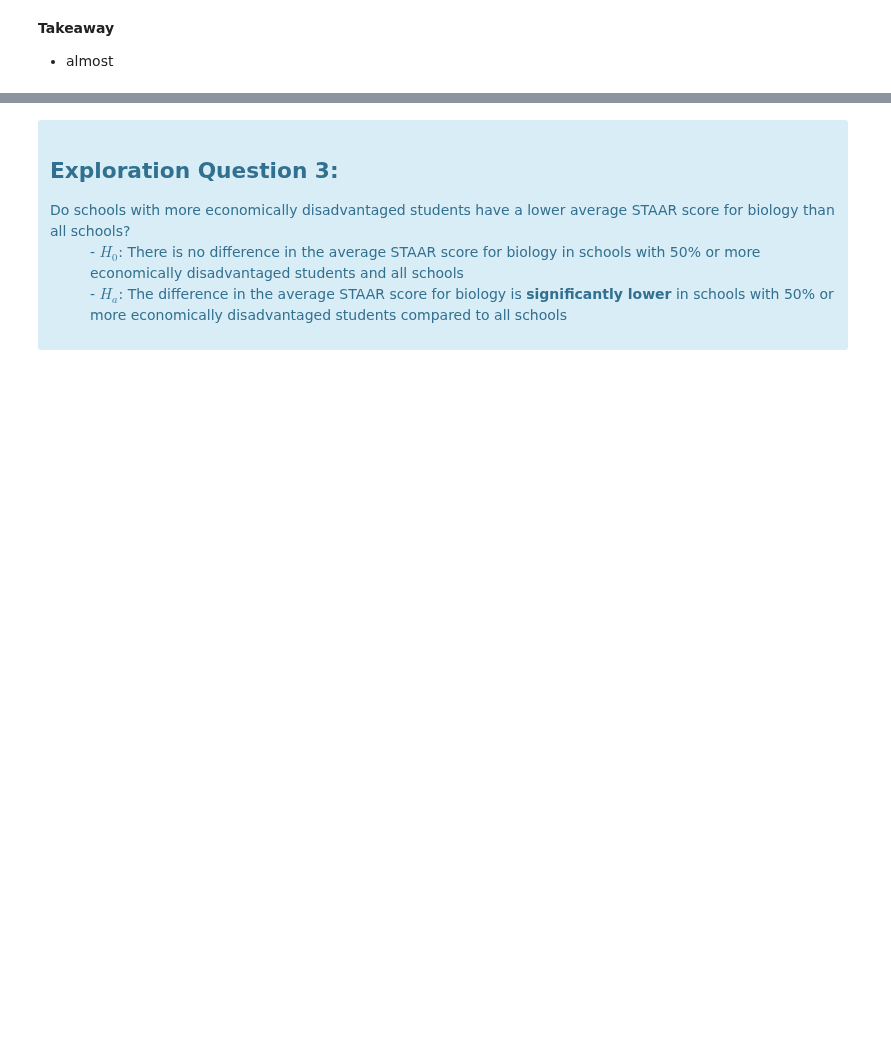
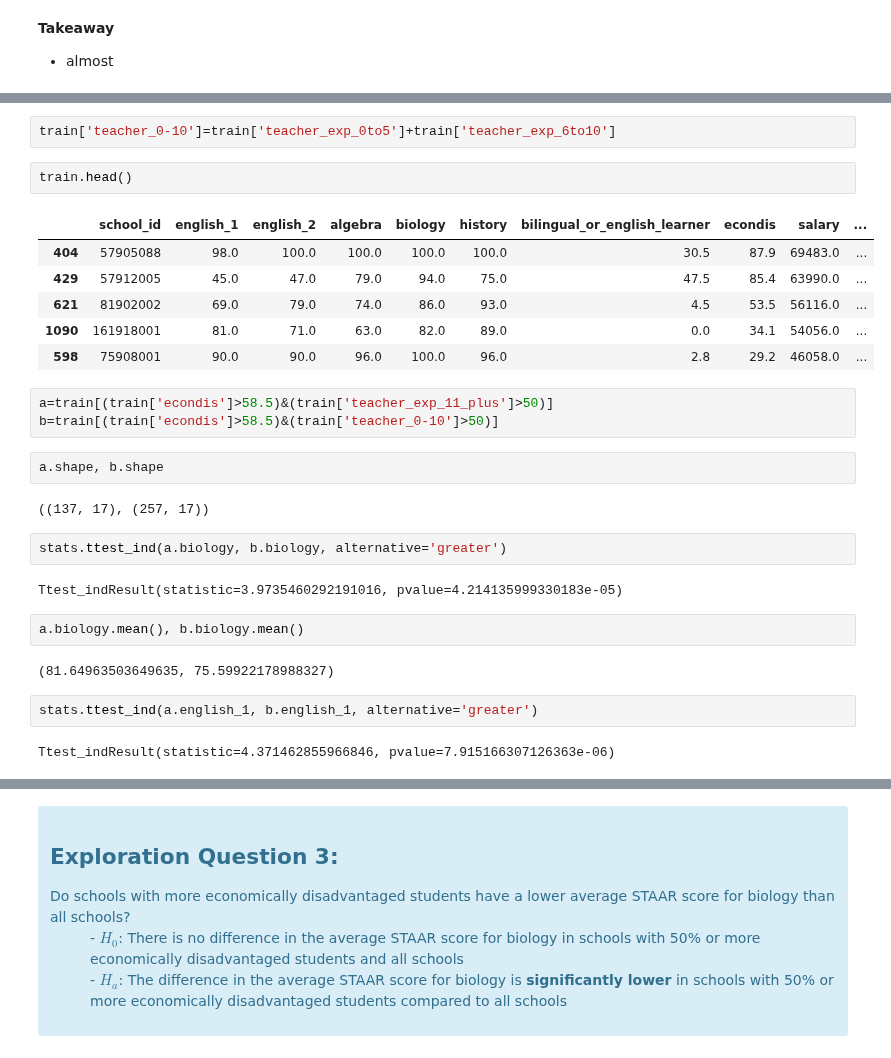
Before and after one commit to college-readiness-preds/capstone_readiness, a Jupyter notebook: Andy/explore.ipynb, the cells around one changed output, grey strips where cells are left out. Drawn from its saved outputs; the diff is of its cells as text; blank space fills up the shorter version.

```diff
--- a/Andy/explore.ipynb
+++ b/Andy/explore.ipynb
@@ -176,0 +188,30 @@ Ttest_indResult(statistic=-1.5231993539003101, pvalue=0.06405811631049248)
+# %%
+train['teacher_0-10']=train['teacher_exp_0to5']+train['teacher_exp_6to10']
+# %%
+train.head()
+# %% [output]
+|  | school_id | english_1 | english_2 | algebra | biology | history | bilingual_or_english_learner | econdis | salary | ... |
+| 404 | 57905088 | 98.0 | 100.0 | 100.0 | 100.0 | 100.0 | 30.5 | 87.9 | 69483.0 | ... |
+| 429 | 57912005 | 45.0 | 47.0 | 79.0 | 94.0 | 75.0 | 47.5 | 85.4 | 63990.0 | ... |
+| 621 | 81902002 | 69.0 | 79.0 | 74.0 | 86.0 | 93.0 | 4.5 | 53.5 | 56116.0 | ... |
+| 1090 | 161918001 | 81.0 | 71.0 | 63.0 | 82.0 | 89.0 | 0.0 | 34.1 | 54056.0 | ... |
+| 598 | 75908001 | 90.0 | 90.0 | 96.0 | 100.0 | 96.0 | 2.8 | 29.2 | 46058.0 | ... |
+# %%
+a=train[(train['econdis']>58.5)&(train['teacher_exp_11_plus']>50)]
+b=train[(train['econdis']>58.5)&(train['teacher_0-10']>50)]
+# %%
+a.shape, b.shape
+# %% [output]
+((137, 17), (257, 17))
+# %%
+stats.ttest_ind(a.biology, b.biology, alternative='greater')
+# %% [output]
+Ttest_indResult(statistic=3.9735460292191016, pvalue=4.214135999330183e-05)
+# %%
+a.biology.mean(), b.biology.mean()
+# %% [output]
+(81.64963503649635, 75.59922178988327)
+# %%
+stats.ttest_ind(a.english_1, b.english_1, alternative='greater')
+# %% [output]
+Ttest_indResult(statistic=4.371462855966846, pvalue=7.915166307126363e-06)
```
Also changed, not shown: parts of 14 cells of this notebook, 3 other files.
